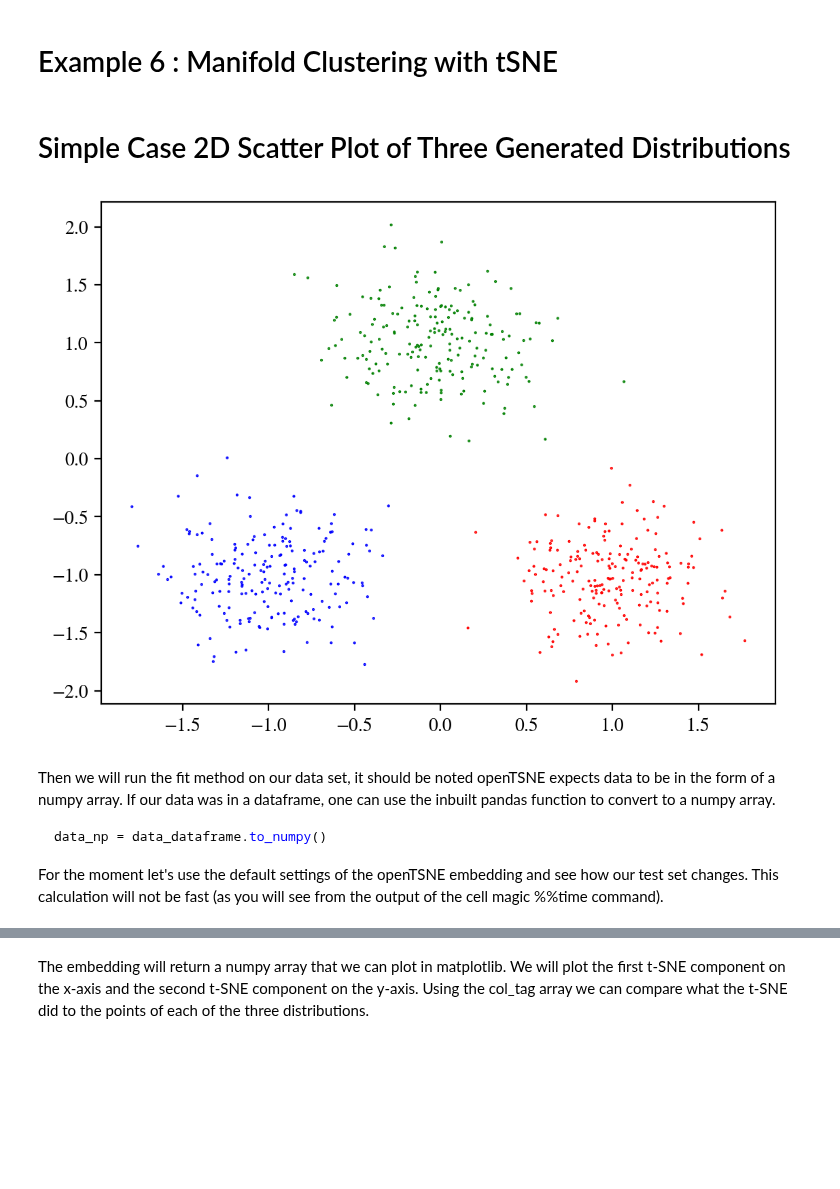
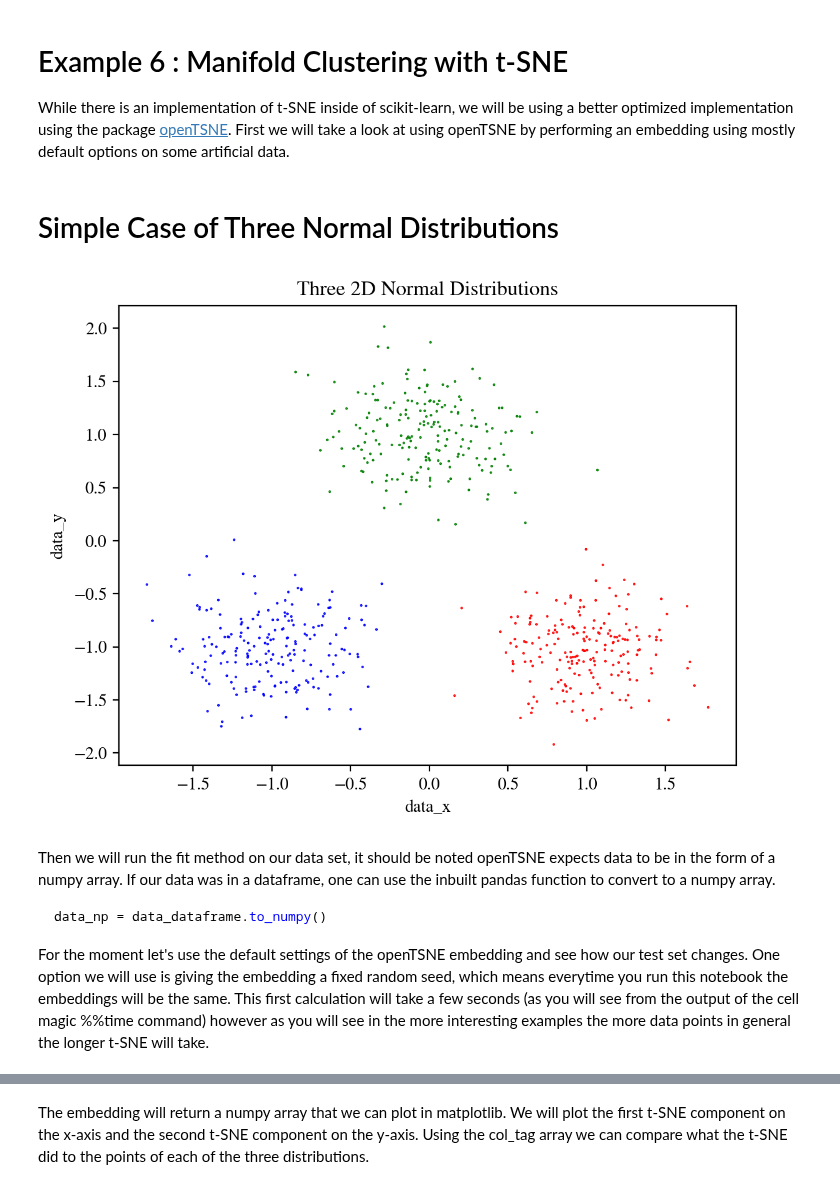
Before and after one commit to dneto1729/MUSIC_with_python, a Jupyter notebook: tutorials/6 - Manifold Clustering with tSNE.ipynb, the cells around one changed output, grey strips where cells are left out. Saved outputs shown, nothing was run; the diff lists cells and outputs as text; code cells hidden in the pictures; blank space fills up the shorter version.

Commit message:
Update example 3

````diff
--- a/tutorials/6 - Manifold Clustering with tSNE.ipynb
+++ b/tutorials/6 - Manifold Clustering with tSNE.ipynb
@@ -1,5 +1,7 @@
 # %% [markdown]
-# Example 6 : Manifold Clustering with tSNE
+# Example 6 : Manifold Clustering with t-SNE
+
+While there is an implementation of t-SNE inside of scikit-learn, we will be using a better optimized implementation using the package [openTSNE](https://opentsne.readthedocs.io/en/stable/index.html). First we will take a look at using openTSNE by performing an embedding using mostly default options on some artificial data.
 # %%
 import pandas as pd
 import numpy as np
@@ -14,27 +16,30 @@ mpl.rcParams["font.family"] = "serif"
 mpl.rcParams["font.serif"] = "STIXGeneral"
 mpl.rcParams["mathtext.fontset"] = "stix"
 # %% [markdown]
-# Simple Case 2D Scatter Plot of Three Generated Distributions
+# Simple Case of Three Normal Distributions
 # %%
 rng = np.random.default_rng(1729)
 
 test_r = rng.multivariate_normal([1.0,-1.0], [[0.1,0],[0,0.1]], size=200)
 test_b = rng.multivariate_normal([-1.0,-1.0], [[0.1,0],[0,0.1]], size=200)
 test_g = rng.multivariate_normal([0.0,1.0], [[0.1,0],[0,0.1]], size=200)
 col_tag = np.concatenate((np.tile('r', 200),np.tile('b', 200),np.tile('g', 200)))
 test_data = np.concatenate((test_r,test_b,test_g))
 
+plt.title('Three 2D Normal Distributions')
 plt.scatter(test_data[:,0], test_data[:,1], marker='.', s=1, color=col_tag)
+plt.xlabel('data_x')
+plt.ylabel('data_y')
 plt.show()
 # %% [output]
-[figure, old version]
+[figure, new version]
 # %% [markdown]
 Then we will run the fit method on our data set, it should be noted openTSNE expects data to be in the form of a numpy array. If our data was in a dataframe, one can use the inbuilt pandas function to convert to a numpy array.
 ```python
 data_np = data_dataframe.to_numpy()
 ```
 
-For the moment let's use the default settings of the openTSNE embedding and see how our test set changes. This calculation will not be fast (as you will see from the output of the cell magic %%time command).
+For the moment let's use the default settings of the openTSNE embedding and see how our test set changes. One option we will use is giving the embedding a fixed random seed, which means everytime you run this notebook the embeddings will be the same. This first calculation will take a few seconds (as you will see from the output of the cell magic %%time command) however as you will see in the more interesting examples the more data points in general the longer t-SNE will take.
 # %%
 from openTSNE import TSNE
 
````
Also changed, not shown: parts of 15 cells of this notebook.
